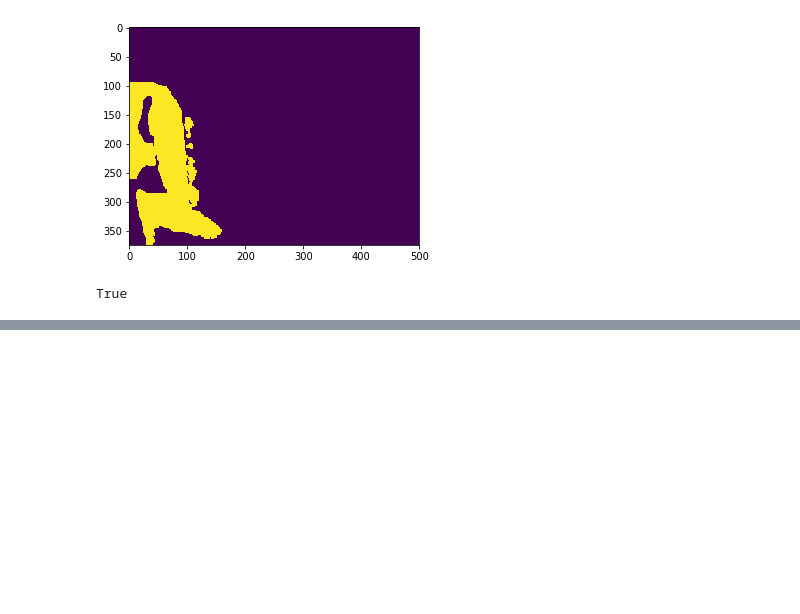
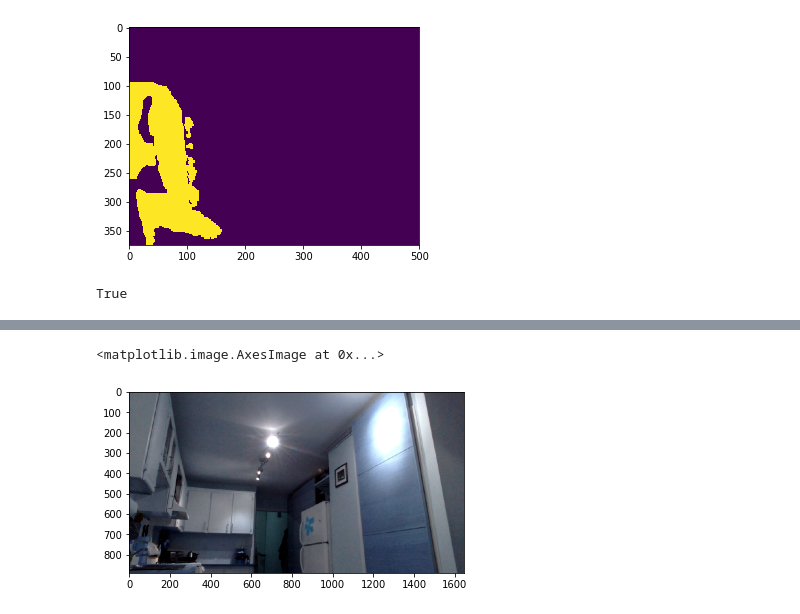
Before and after one commit to ian-whitestone/rpi-security-system, a Jupyter notebook: analysis/analysis.ipynb, the cells around one changed output, grey strips where cells are left out. Saved outputs shown, nothing was run; the diff lists cells and outputs as text; code cells hidden in the pictures; blank space fills up the shorter version.

```diff
--- a/analysis/analysis.ipynb
+++ b/analysis/analysis.ipynb
@@ -147,0 +307,5 @@ True
+# %%
+plt.imshow(frame1)
+# %% [output]
+<matplotlib.image.AxesImage at 0x...>
+[figure, added]
```
Also changed, not shown: parts of 30 cells of this notebook, 2 other files.
